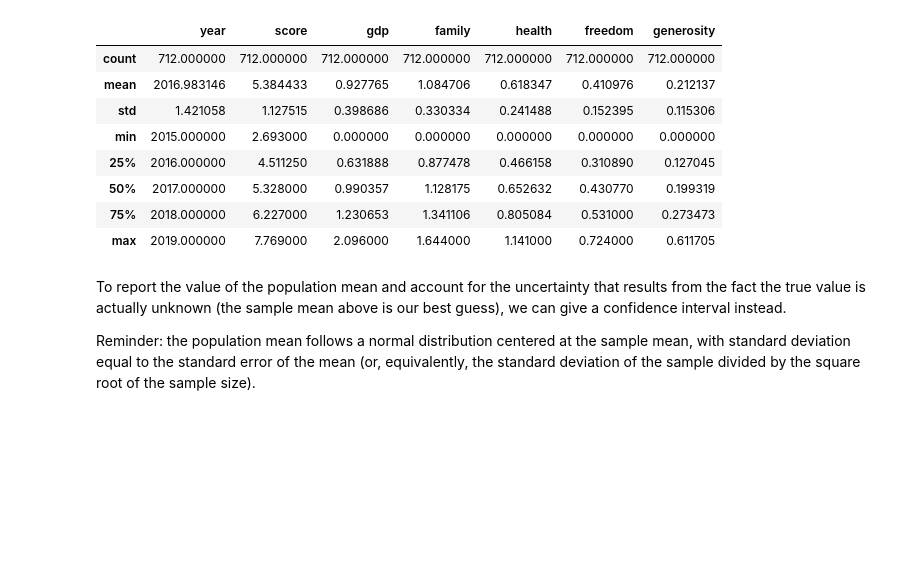
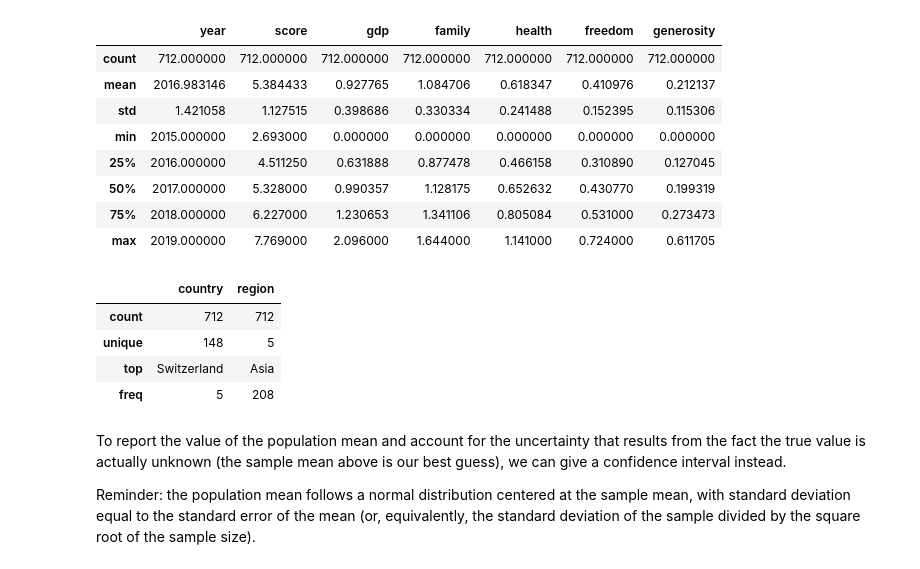
Before and after one commit to C3BI-pasteur-fr/scientific-python, a Jupyter notebook: notebooks/Courses/scipy_cours.ipynb, the cells around one changed output. Saved outputs shown, nothing was run; the diff lists cells and outputs as text; code cells hidden in the pictures; blank space fills up the shorter version.

```diff
--- a/notebooks/Courses/scipy_cours.ipynb
+++ b/notebooks/Courses/scipy_cours.ipynb
@@ -118,6 +96,14 @@ dataframe.describe()
 | 50% | 2017.000000 | 5.328000 | 0.990357 | 1.128175 | 0.652632 | 0.430770 | 0.199319 |
 | 75% | 2018.000000 | 6.227000 | 1.230653 | 1.341106 | 0.805084 | 0.531000 | 0.273473 |
 | max | 2019.000000 | 7.769000 | 2.096000 | 1.644000 | 1.141000 | 0.724000 | 0.611705 |
+# %%
+dataframe.describe(exclude=np.number)
+# %% [output]
+|  | country | region |
+| count | 712 | 712 |
+| unique | 148 | 5 |
+| top | Switzerland | Asia |
+| freq | 5 | 208 |
 # %% [markdown]
 To report the value of the population mean and account for the uncertainty that results from the fact the true value is actually unknown (the sample mean above is our best guess), we can give a confidence interval instead.
 
```
Also changed, not shown: parts of 32 cells of this notebook, 1 other file.
